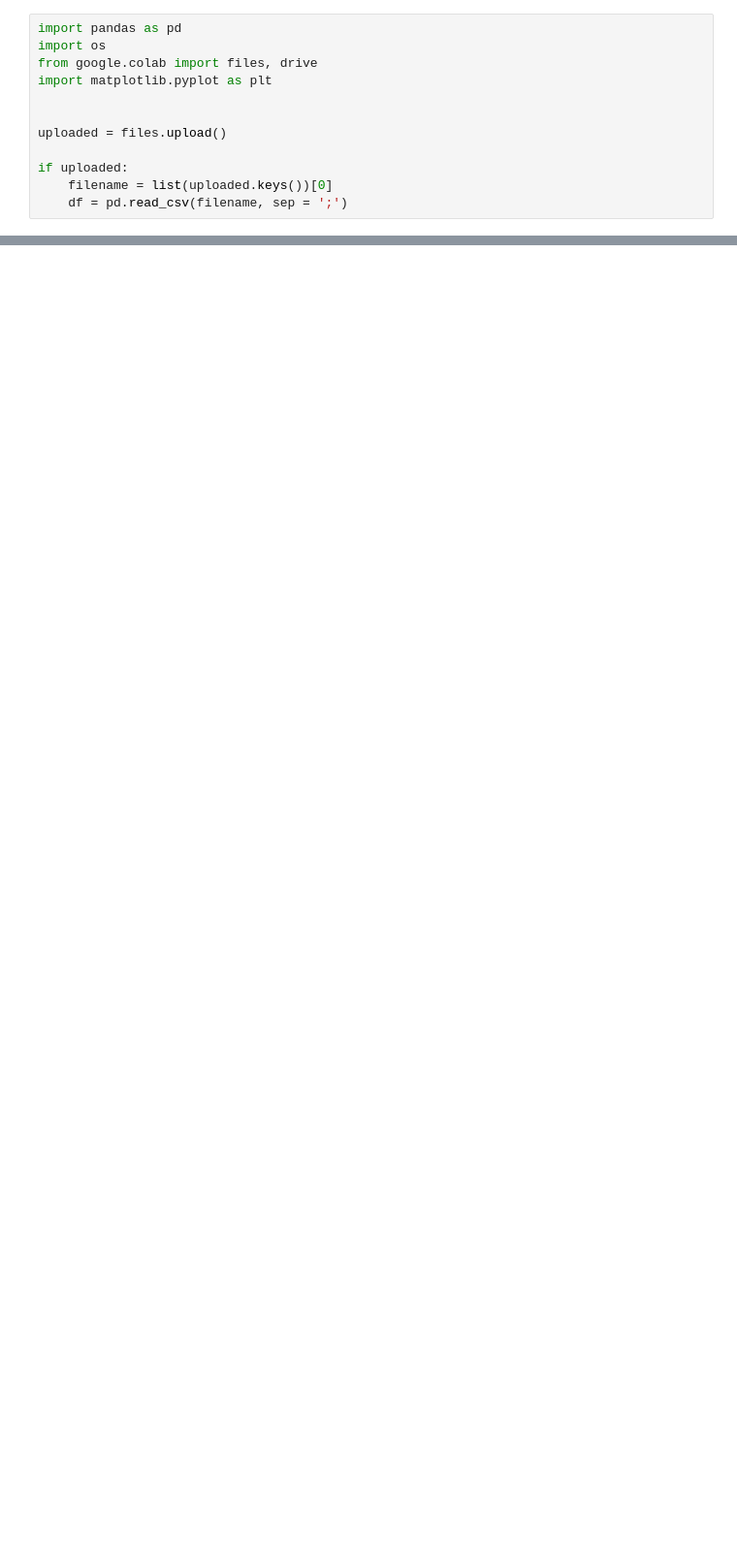
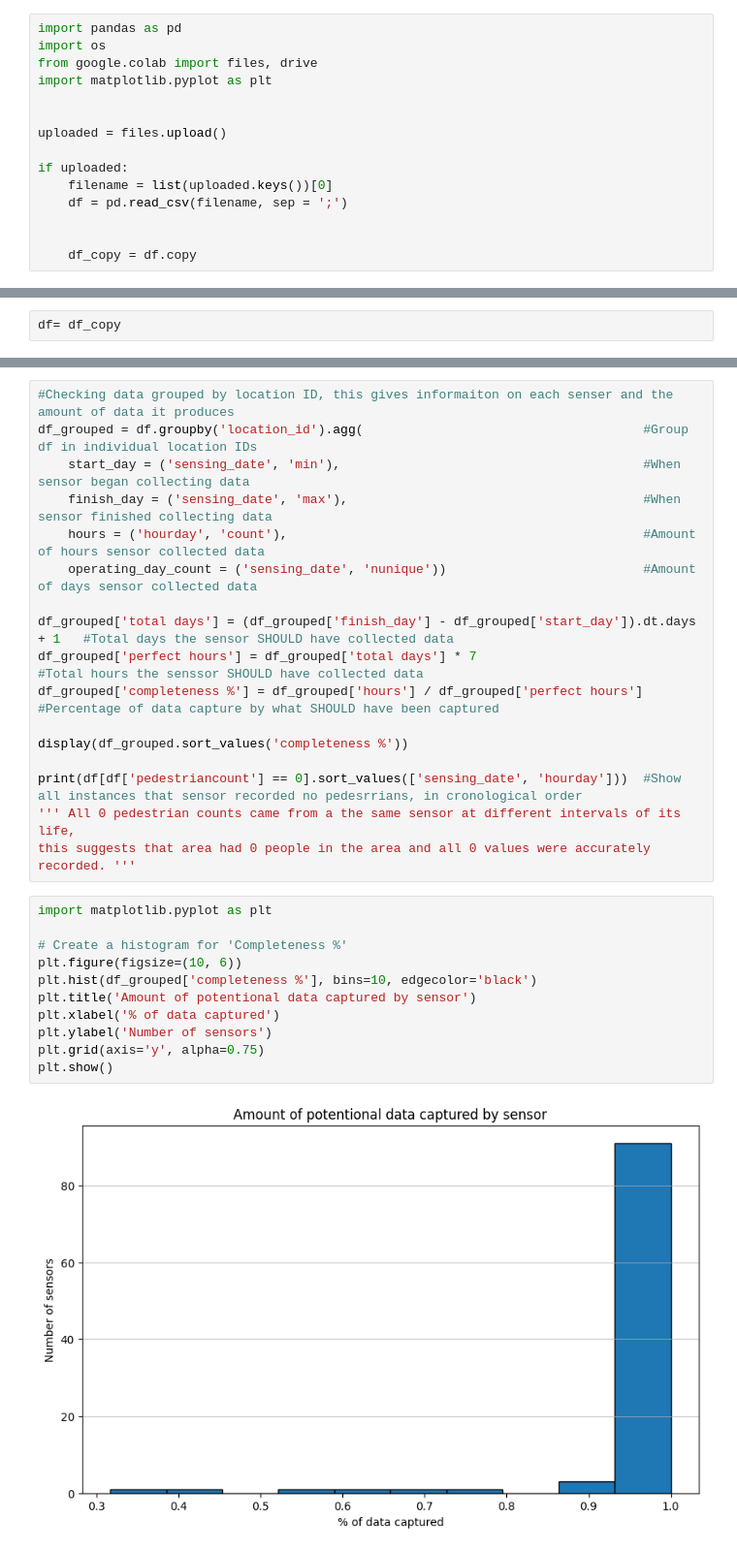
Before and after one commit to jptrainor4-glitch/Data-Analytics, a Jupyter notebook: Pedestrian_Data.ipynb, the cells around one changed output, grey strips where cells are left out. Shown at 97% size. Drawn from its saved outputs; the diff is of its cells as text; blank space fills up the shorter version.

```diff
--- a/Pedestrian_Data.ipynb
+++ b/Pedestrian_Data.ipynb
@@ -12,5 +12,8 @@ uploaded = files.upload()
 if uploaded:
     filename = list(uploaded.keys())[0]
     df = pd.read_csv(filename, sep = ';')
+
+
+    df_copy = df.copy
 # %% [output]
 [interactive output not drawn]
@@ -43,0 +21,2 @@ Name: location, dtype: object
+# %%
+df= df_copy
@@ -43,0 +76,30 @@ Name: location, dtype: object
+# %%
+#Checking data grouped by location ID, this gives informaiton on each senser and the amount of data it produces
+df_grouped = df.groupby('location_id').agg(                                     #Group df in individual location IDs
+    start_day = ('sensing_date', 'min'),                                        #When sensor began collecting data
+    finish_day = ('sensing_date', 'max'),                                       #When sensor finished collecting data
+    hours = ('hourday', 'count'),                                               #Amount of hours sensor collected data
+    operating_day_count = ('sensing_date', 'nunique'))                          #Amount of days sensor collected data
+
+df_grouped['total days'] = (df_grouped['finish_day'] - df_grouped['start_day']).dt.days + 1   #Total days the sensor SHOULD have collected data
+df_grouped['perfect hours'] = df_grouped['total days'] * 7                                    #Total hours the senssor SHOULD have collected data
+df_grouped['completeness %'] = df_grouped['hours'] / df_grouped['perfect hours']              #Percentage of data capture by what SHOULD have been captured
+
+display(df_grouped.sort_values('completeness %'))
+
+print(df[df['pedestriancount'] == 0].sort_values(['sensing_date', 'hourday']))  #Show all instances that sensor recorded no pedesrrians, in cronological order
+''' All 0 pedestrian counts came from a the same sensor at different intervals of its life,
+this suggests that area had 0 people in the area and all 0 values were accurately recorded. '''
+# %%
+import matplotlib.pyplot as plt
+
+# Create a histogram for 'Completeness %'
+plt.figure(figsize=(10, 6))
+plt.hist(df_grouped['completeness %'], bins=10, edgecolor='black')
+plt.title('Amount of potentional data captured by sensor')
+plt.xlabel('% of data captured')
+plt.ylabel('Number of sensors')
+plt.grid(axis='y', alpha=0.75)
+plt.show()
+# %% [output]
+[figure, added]
```
Also changed, not shown: parts of 3 cells of this notebook.
